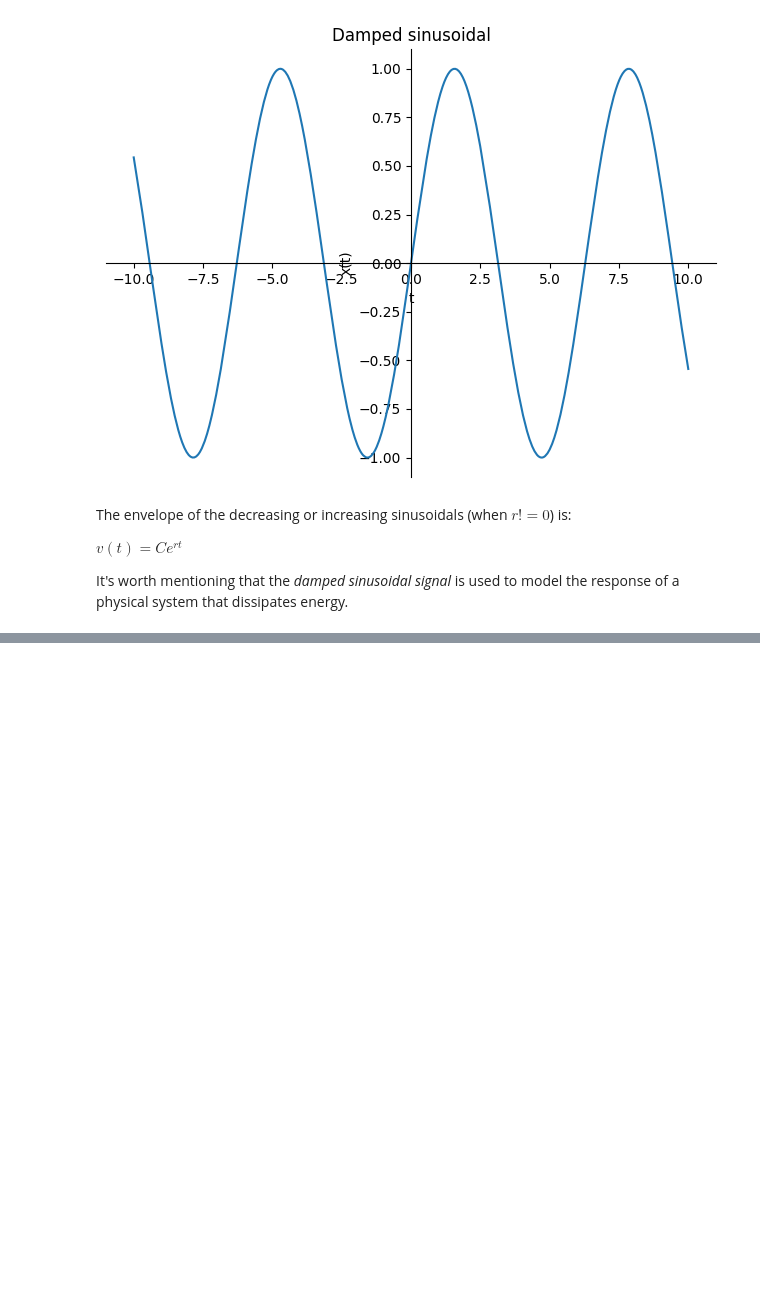
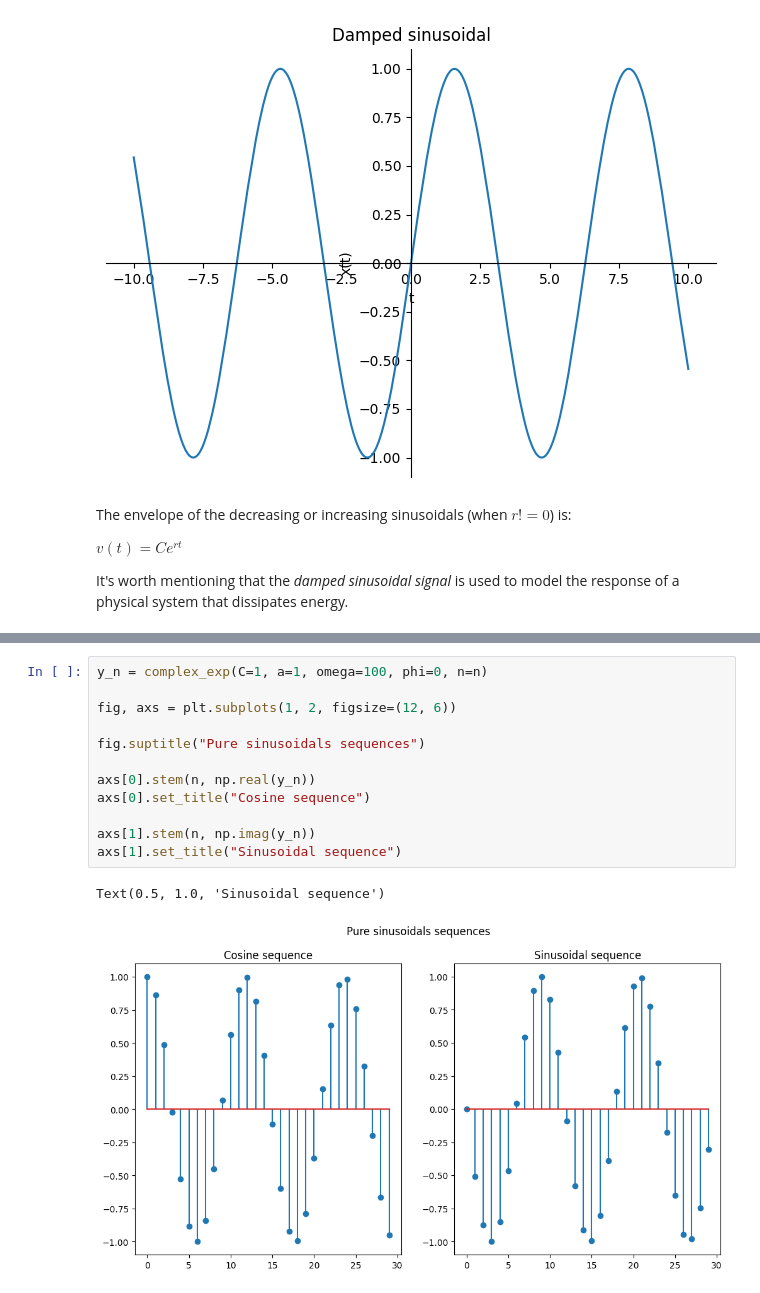
Before and after one commit to zjukd00m/SignalsAndSystems, a Jupyter notebook: Introduction/labs-01-exponentials.ipynb, the cells around one changed output, grey strips where cells are left out. Drawn from its saved outputs; the diff is of its cells as text; blank space fills up the shorter version.

```diff
--- a/Introduction/labs-01-exponentials.ipynb
+++ b/Introduction/labs-01-exponentials.ipynb
@@ -337,0 +504,15 @@ It's worth mentioning that the _damped sinusoidal signal_ is used to model the r
+# %%
+y_n = complex_exp(C=1, a=1, omega=100, phi=0, n=n)
+
+fig, axs = plt.subplots(1, 2, figsize=(12, 6))
+
+fig.suptitle("Pure sinusoidals sequences")
+
+axs[0].stem(n, np.real(y_n))
+axs[0].set_title("Cosine sequence")
+
+axs[1].stem(n, np.imag(y_n))
+axs[1].set_title("Sinusoidal sequence")
+# %% [output]
+Text(0.5, 1.0, 'Sinusoidal sequence')
+[figure, added]
```
Also changed, not shown: parts of 13 cells of this notebook.
